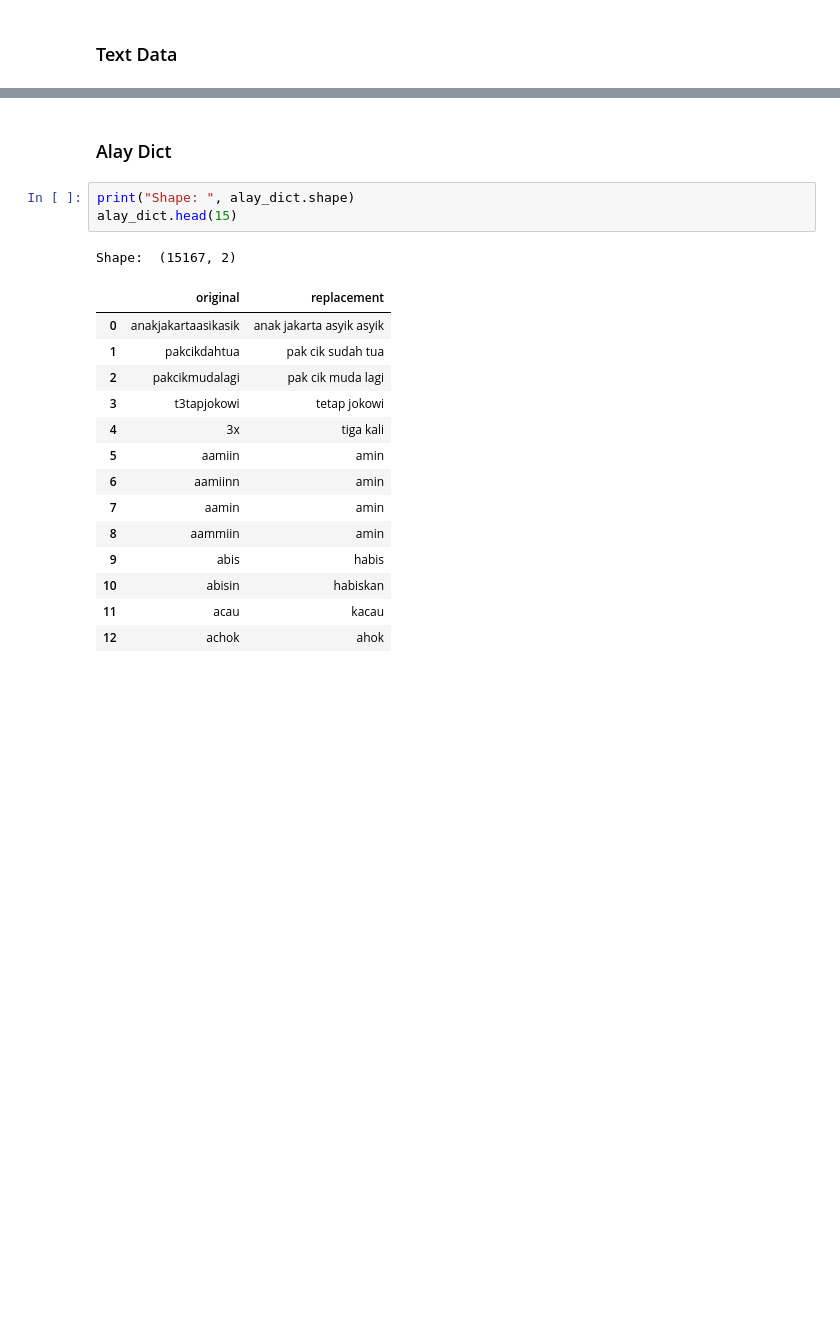
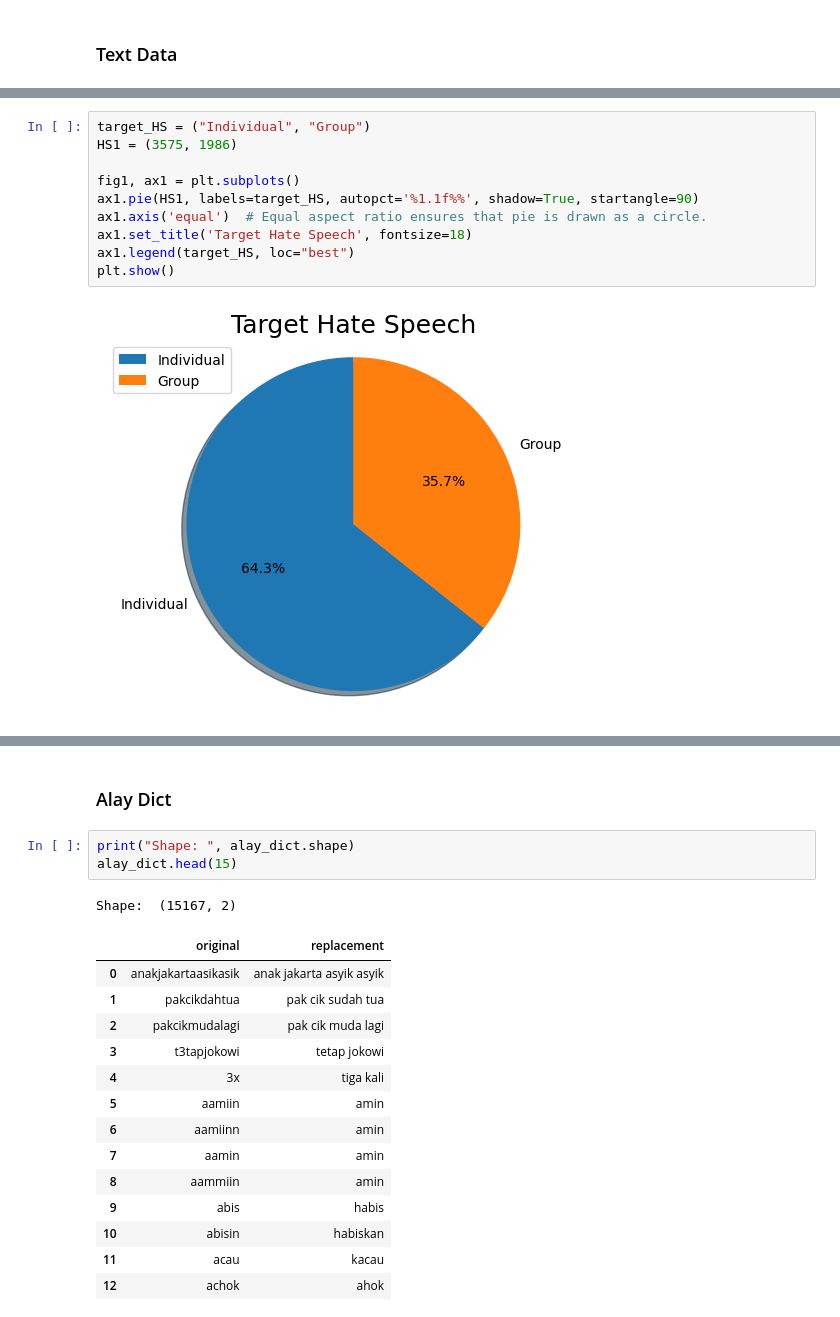
Before and after one commit to udjoo/tugasbinar, a Jupyter notebook: preprocess.ipynb, the cells around one changed output, grey strips where cells are left out. Saved outputs shown, nothing was run; the diff lists cells and outputs as text; blank space fills up the shorter version.

```diff
--- a/preprocess.ipynb
+++ b/preprocess.ipynb
@@ -62,0 +174,12 @@ Non-toxic shape:  (5860, 13)
+# %%
+target_HS = ("Individual", "Group")
+HS1 = (3575, 1986)
+
+fig1, ax1 = plt.subplots()
+ax1.pie(HS1, labels=target_HS, autopct='%1.1f%%', shadow=True, startangle=90)
+ax1.axis('equal')  # Equal aspect ratio ensures that pie is drawn as a circle.
+ax1.set_title('Target Hate Speech', fontsize=18)
+ax1.legend(target_HS, loc="best")
+plt.show()
+# %% [output]
+[figure, added]
```
Also changed, not shown: parts of 19 cells of this notebook, 4 other files.
